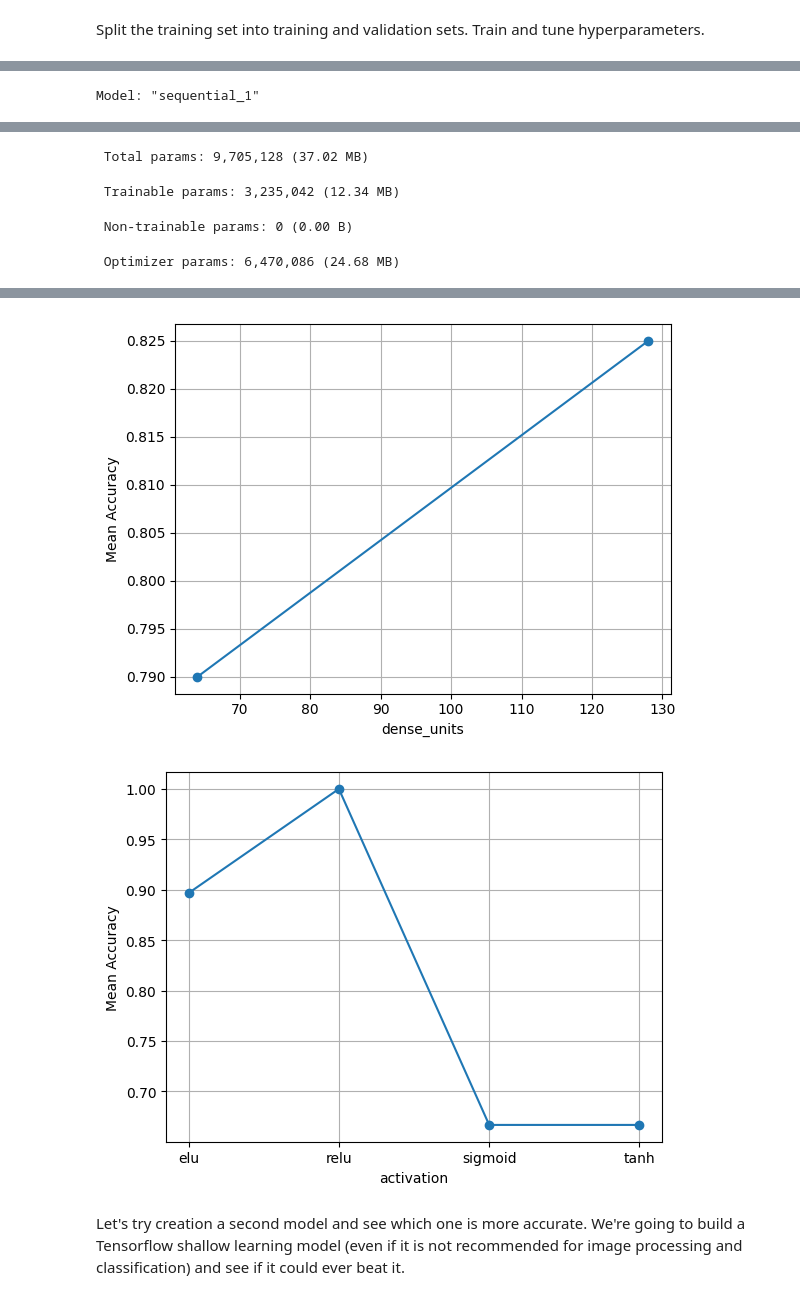
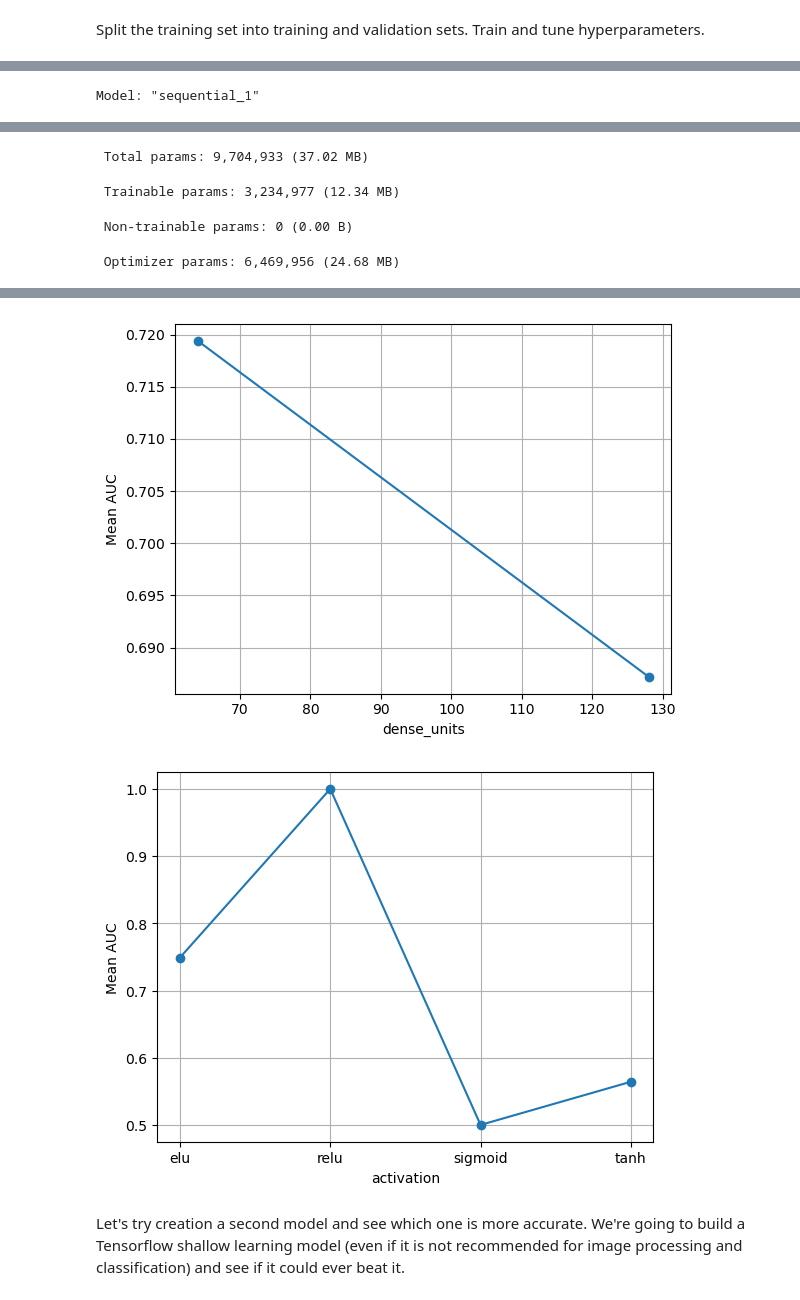
Before and after one commit to tylervo02/scalper-buddy, a Jupyter notebook: notebooks/trainModel.ipynb, the cells around one changed output, grey strips where cells are left out. Saved outputs shown, nothing was run; the diff lists cells and outputs as text; code cells hidden in the pictures.

Commit message:
Managed to get shallow learning model to work to satisfactory levels.

```diff
--- a/notebooks/trainModel.ipynb
+++ b/notebooks/trainModel.ipynb
@@ -26,7 +26,10 @@ def build_tensor_deep_model(hp):
         layers.MaxPooling2D(),
         layers.Flatten(),
         layers.Dense(dense_units, activation=activeFunctions),
-        layers.Dense(2)
+        layers.Dense(1, activation="sigmoid")
     ])
-    model.compile(optimizer='adam', loss=keras.losses.SparseCategoricalCrossentropy(from_logits=True), metrics=['accuracy'])
+    model.compile(optimizer='adam', loss=keras.losses.BinaryCrossentropy(), metrics=[
+        keras.metrics.Recall(),
+        keras.metrics.AUC() #because our dataset is imbalanced
+    ])
     return model
@@ -176,8 +176,6 @@ photoID_training, photoID_valid, classify_training, classify_valid = train_test_
     stratify = df["label"],
     random_state=42
 )
-
-#
 
 def processThroughImages(imagesCollection, labels, stage):
     imagesArray = []
@@ -205,10 +203,14 @@ validationImagesArray, validationClassifyArray = processThroughImages(photoID_va
 trainingImagesArray /= 255.0
 validationImagesArray /= 255.0
 
+#invert classification arrays to prioritize going after fake cards. Remember to do the same for the test function.
+trainingClassifyArray = 1 - trainingClassifyArray
+validationClassifyArray = 1 - validationClassifyArray
+
 # hypertune parameters with model 1 and see what we can do
 model1Tuner = kt.GridSearch(
     build_tensor_deep_model,
-    objective="val_accuracy",
+    objective="val_auc",
     max_trials=None,
     directory="fakeCardTensorflowLogs",
     project_name="pokemonFakeCardClassifierDeepModel"
@@ -226,7 +228,7 @@ def showHyperPlot(param: str, results, groupBy="mean_test_score"):
   plt.figure()
   plt.plot(toPlot.index, toPlot.values, marker="o")
   plt.xlabel(param)
-  plt.ylabel("Mean Accuracy")
+  plt.ylabel("Mean AUC")
   plt.grid(True)
   plt.show()
 
@@ -291,5 +293,5 @@ Model: "sequential_1"
 └─────────────────────────────────┴────────────────────────┴───────────────┘
- Total params: 9,705,128 (37.02 MB)
+ Total params: 9,704,933 (37.02 MB)
- Trainable params: 3,235,042 (12.34 MB)
+ Trainable params: 3,234,977 (12.34 MB)
  Non-trainable params: 0 (0.00 B)
- Optimizer params: 6,470,086 (24.68 MB)
+ Optimizer params: 6,469,956 (24.68 MB)
@@ -297,5 +299,5 @@ Model: "sequential_1"
-[figure, old version]
+[figure, new version]
-[figure, old version]
+[figure, new version]
 # %% [markdown]
 Let's try creation a second model and see which one is more accurate. We're going to build a Tensorflow shallow learning model (even if it is not recommended for image processing and classification) and see if it could ever beat it.
 # %%
```
Also changed, not shown: parts of 8 cells of this notebook.
